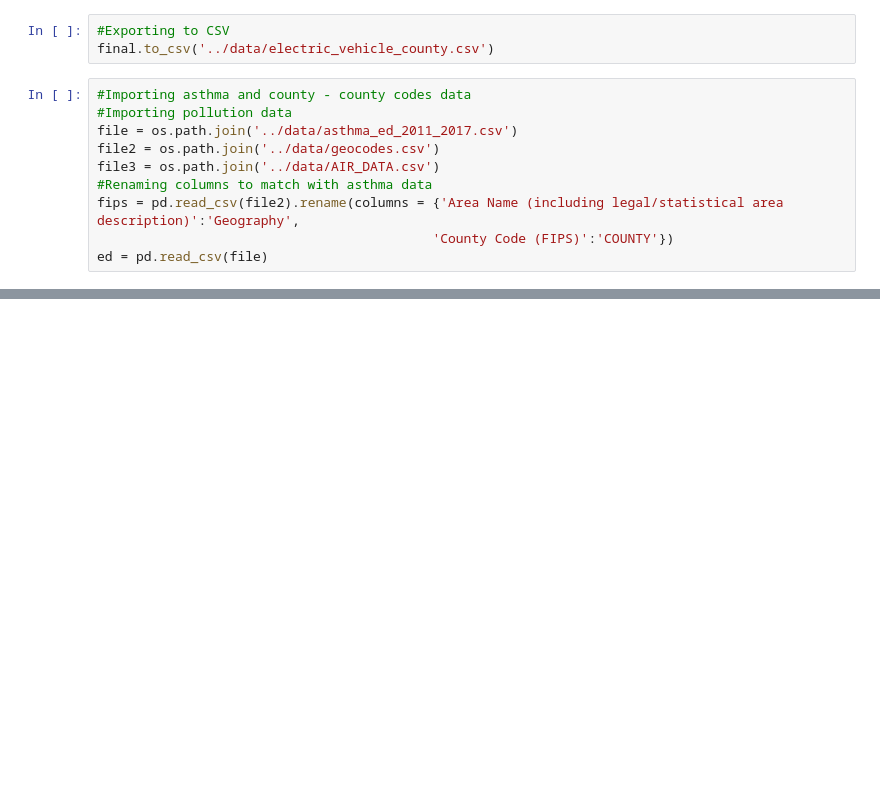
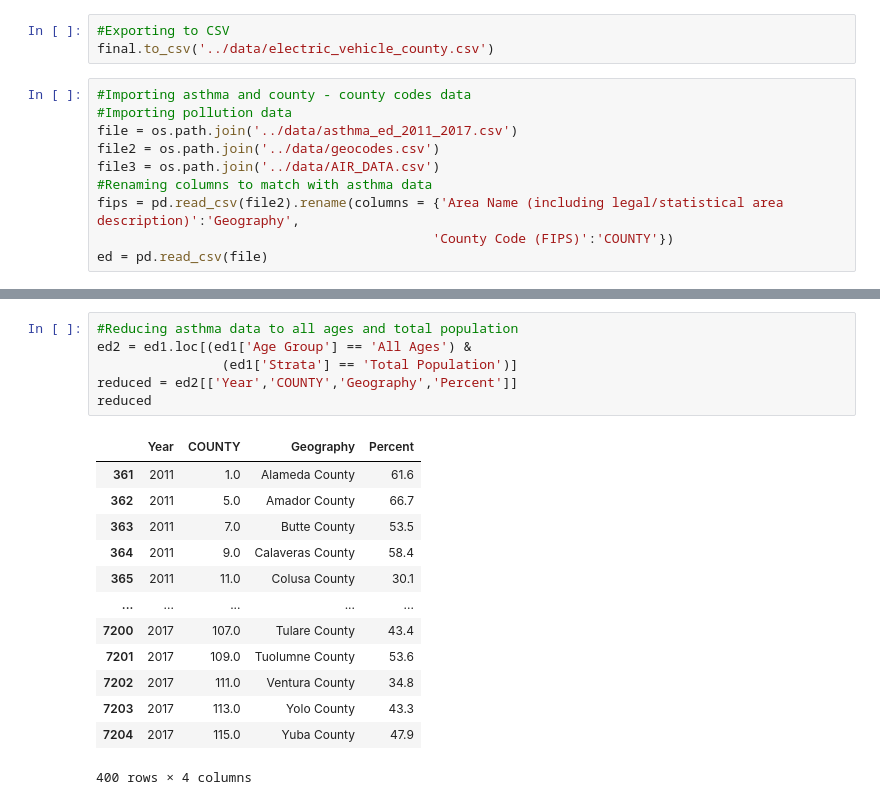
Before and after one commit to Megaexoplanet/electric_car_effects_pollution, a Jupyter notebook: code/ev.ipynb, the cells around one changed output, grey strips where cells are left out. Drawn from its saved outputs; the diff is of its cells as text; blank space fills up the shorter version.

```diff
--- a/code/ev.ipynb
+++ b/code/ev.ipynb
@@ -246,0 +272,20 @@ ed = pd.read_csv(file)
+# %%
+#Reducing asthma data to all ages and total population
+ed2 = ed1.loc[(ed1['Age Group'] == 'All Ages') &
+                (ed1['Strata'] == 'Total Population')]
+reduced = ed2[['Year','COUNTY','Geography','Percent']]
+reduced
+# %% [output]
+|  | Year | COUNTY | Geography | Percent |
+| 361 | 2011 | 1.0 | Alameda County | 61.6 |
+| 362 | 2011 | 5.0 | Amador County | 66.7 |
+| 363 | 2011 | 7.0 | Butte County | 53.5 |
+| 364 | 2011 | 9.0 | Calaveras County | 58.4 |
+| 365 | 2011 | 11.0 | Colusa County | 30.1 |
+| ... | ... | ... | ... | ... |
+| 7200 | 2017 | 107.0 | Tulare County | 43.4 |
+| 7201 | 2017 | 109.0 | Tuolumne County | 53.6 |
+| 7202 | 2017 | 111.0 | Ventura County | 34.8 |
+| 7203 | 2017 | 113.0 | Yolo County | 43.3 |
+| 7204 | 2017 | 115.0 | Yuba County | 47.9 |
+400 rows × 4 columns
```
Also changed, not shown: parts of 6 cells of this notebook, 1 other file.
